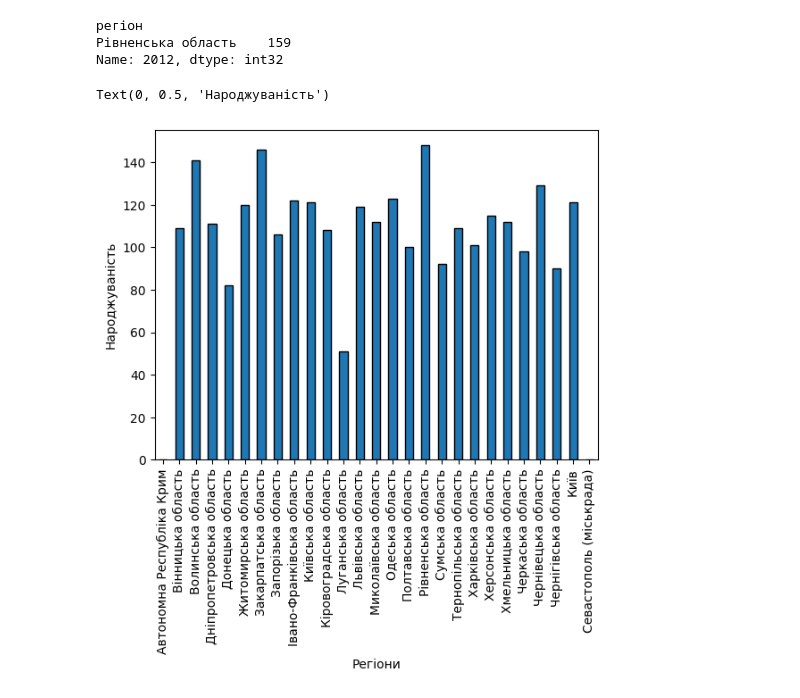
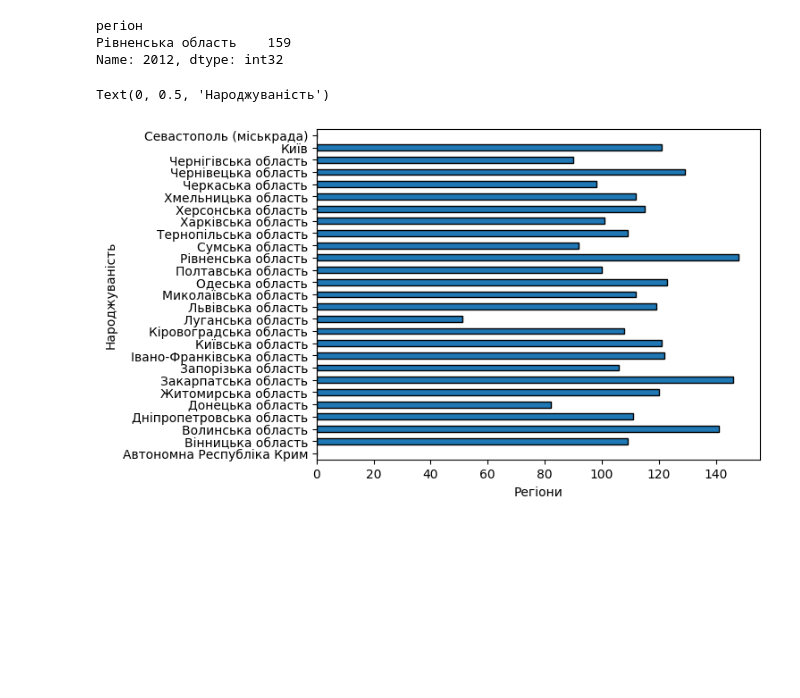
Before and after one commit to AnastasiaPalmer/Numpy-Pandas, a Jupyter notebook: Palamarchuk_hw1.ipynb, the cells around one changed output. Cells and saved outputs as stored; diff of their text form; code cells hidden in the pictures; blank space fills up the shorter version.

```diff
--- a/Palamarchuk_hw1.ipynb
+++ b/Palamarchuk_hw1.ipynb
@@ -342,10 +363,10 @@ Name: 2012, dtype: int32
 # %%
 # 11.	Побудуйте стовпчасту народжуваності за регіонами у 2014 році
 
 import matplotlib.pyplot as plt
-df["2014"].plot(kind="bar", edgecolor='k')
+df["2014"].plot(kind="barh", edgecolor='k')
 plt.xlabel('Регіони')
 plt.ylabel('Народжуваність')
 # %% [output]
 Text(0, 0.5, 'Народжуваність')
-[figure, old version]
+[figure, new version]
```
Also changed, not shown: parts of 1 cell of this notebook.
